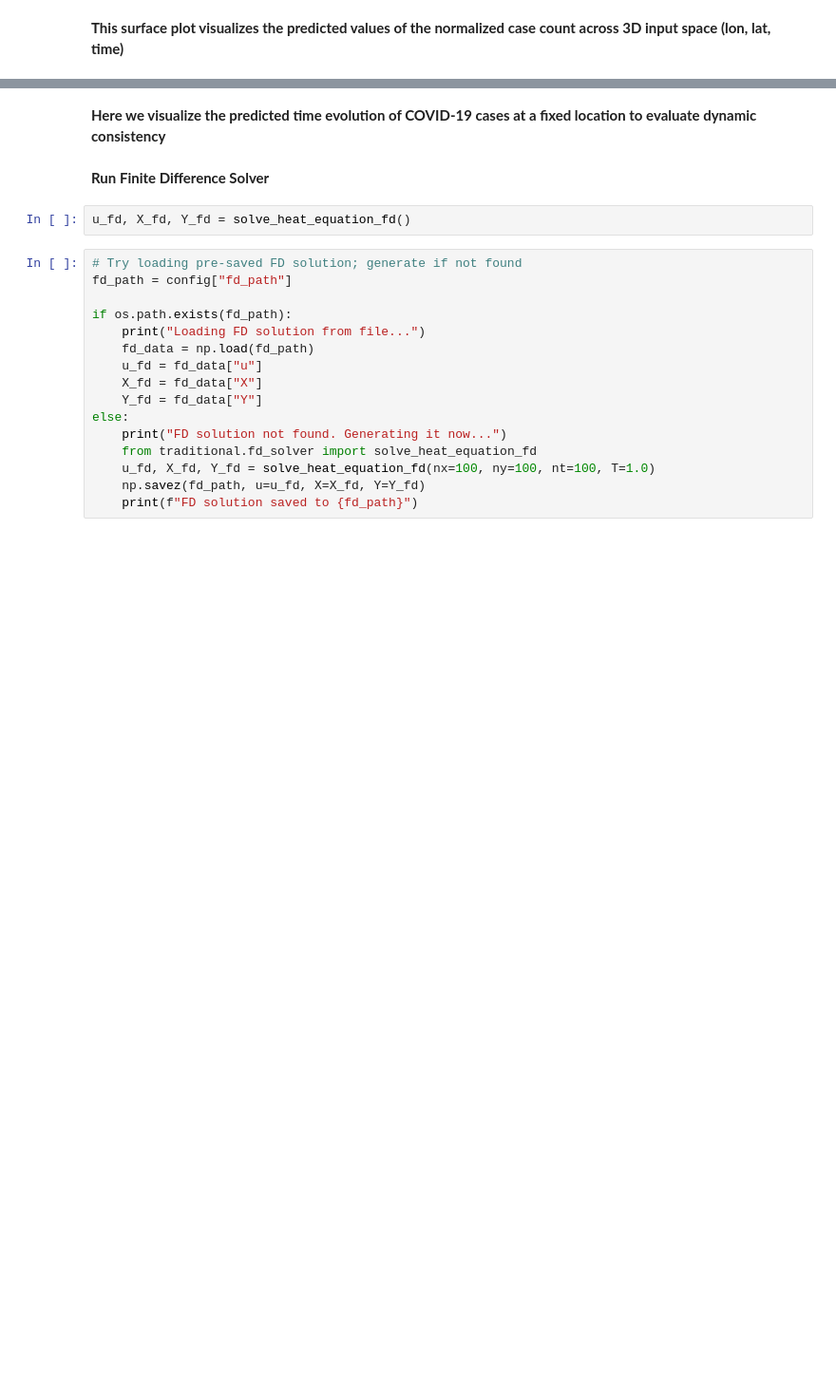
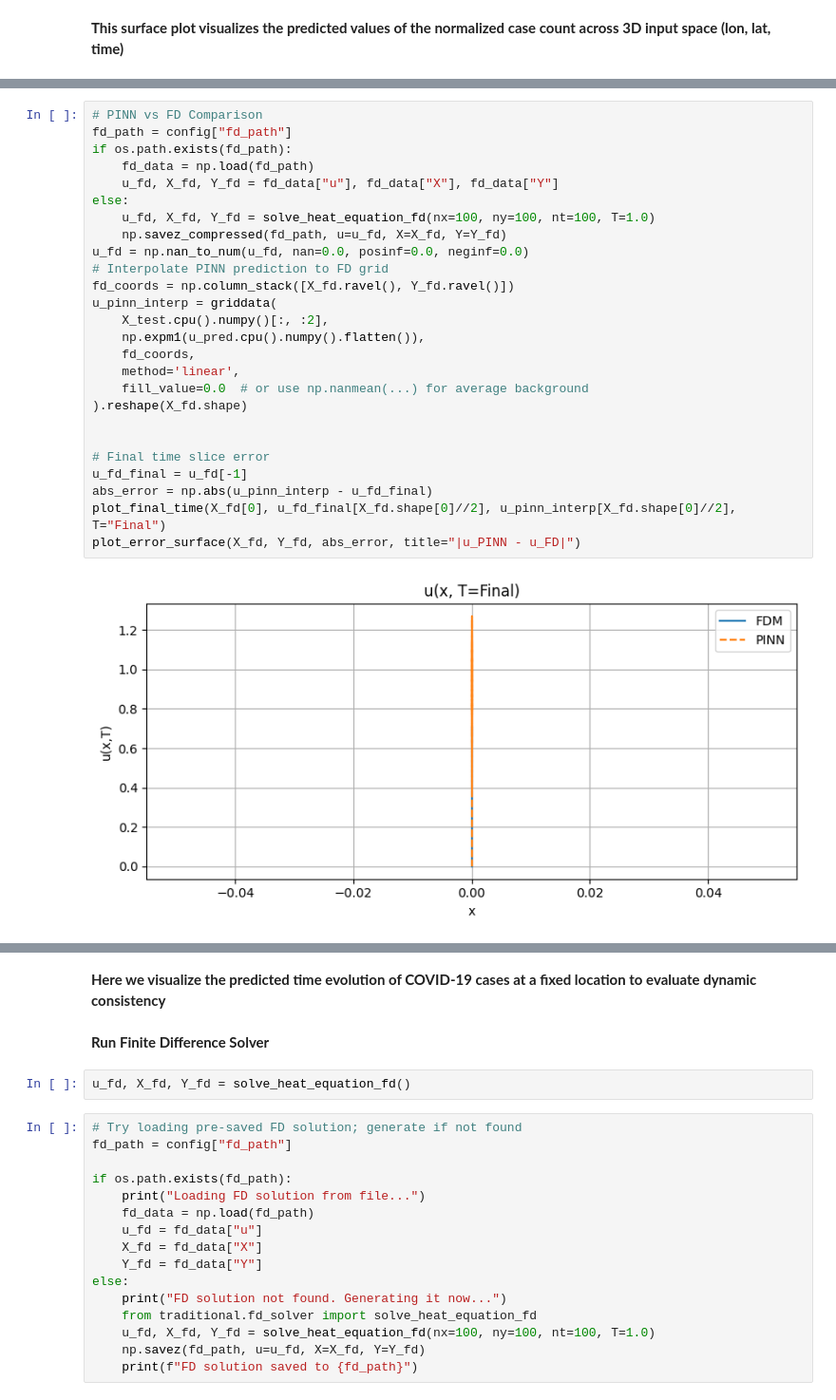
Before and after one commit to navidbahadoran/Summer-2025-DL-Project-PINN, a Jupyter notebook: evaluation.ipynb, the cells around one changed output, grey strips where cells are left out. Shown: that part at 95% size. Cells and saved outputs as stored; diff of their text form; blank space fills up the shorter version.

```diff
--- a/evaluation.ipynb
+++ b/evaluation.ipynb
@@ -110,0 +84,28 @@ plot_prediction_surface(X_test, u_pred, title="Predicted u(x, y, t)")
+# %%
+# PINN vs FD Comparison
+fd_path = config["fd_path"]
+if os.path.exists(fd_path):
+    fd_data = np.load(fd_path)
+    u_fd, X_fd, Y_fd = fd_data["u"], fd_data["X"], fd_data["Y"]
+else:
+    u_fd, X_fd, Y_fd = solve_heat_equation_fd(nx=100, ny=100, nt=100, T=1.0)
+    np.savez_compressed(fd_path, u=u_fd, X=X_fd, Y=Y_fd)
+u_fd = np.nan_to_num(u_fd, nan=0.0, posinf=0.0, neginf=0.0)
+# Interpolate PINN prediction to FD grid
+fd_coords = np.column_stack([X_fd.ravel(), Y_fd.ravel()])
+u_pinn_interp = griddata(
+    X_test.cpu().numpy()[:, :2],
+    np.expm1(u_pred.cpu().numpy().flatten()),
+    fd_coords,
+    method='linear',
+    fill_value=0.0  # or use np.nanmean(...) for average background
+).reshape(X_fd.shape)
+
+
+# Final time slice error
+u_fd_final = u_fd[-1]
+abs_error = np.abs(u_pinn_interp - u_fd_final)
+plot_final_time(X_fd[0], u_fd_final[X_fd.shape[0]//2], u_pinn_interp[X_fd.shape[0]//2], T="Final")
+plot_error_surface(X_fd, Y_fd, abs_error, title="|u_PINN - u_FD|")
+# %% [output]
+[figure, added]
```
Also changed, not shown: parts of 22 cells of this notebook, 32 other files.
